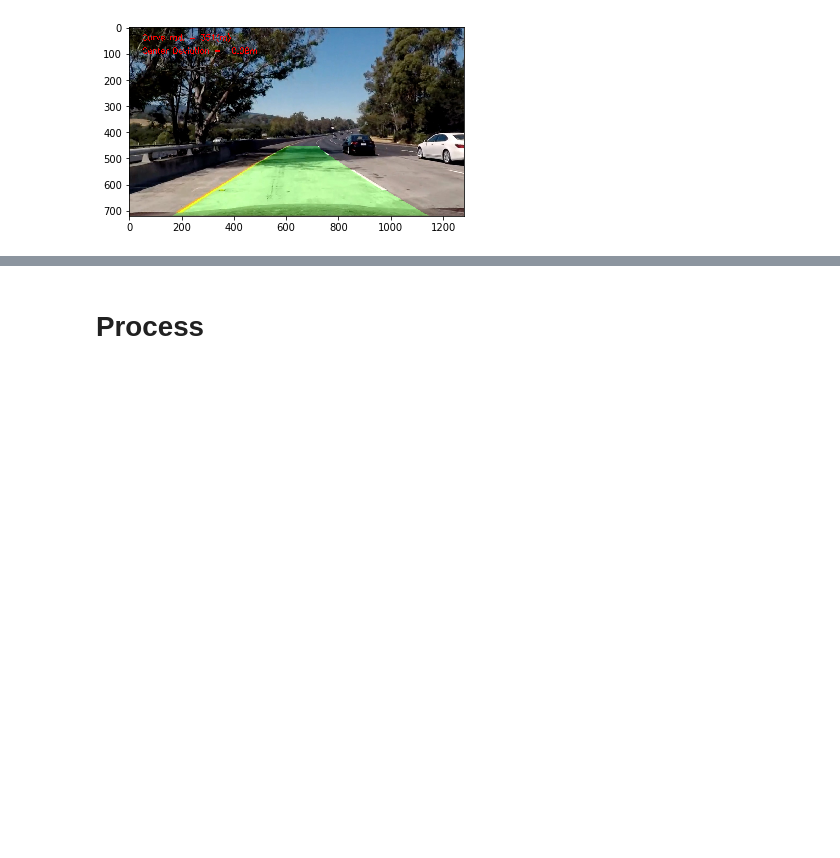
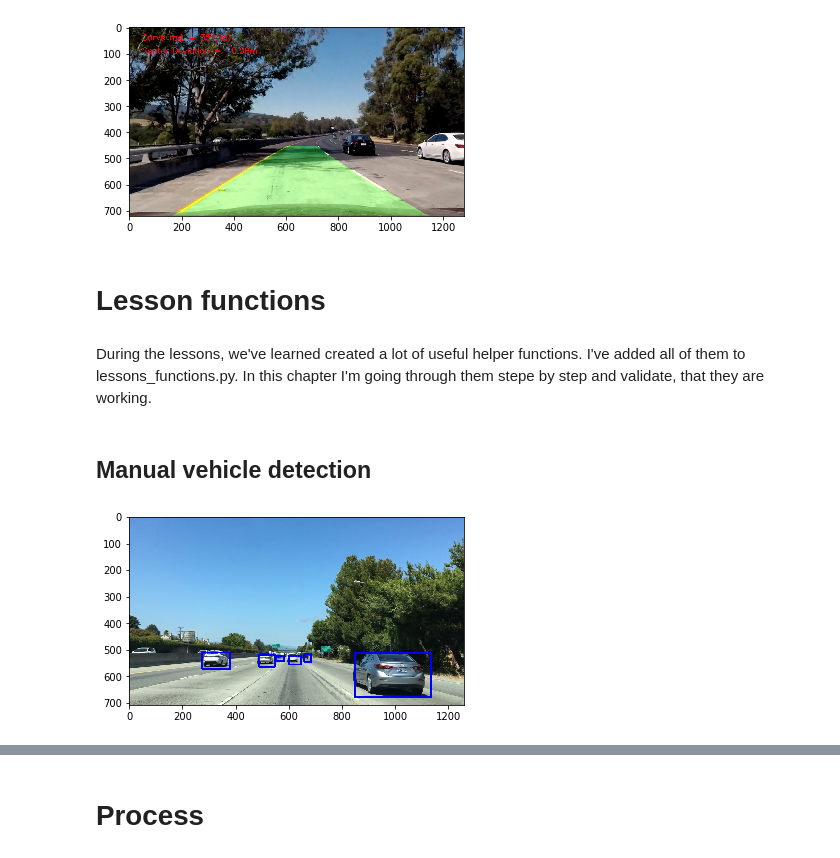
Before and after one commit to BernhardRode/CarND-Vehicle-Detection, a Jupyter notebook: CarND-CarND-Vehicle-Detection.ipynb, the cells around one changed output, grey strips where cells are left out. Saved outputs shown, nothing was run; the diff lists cells and outputs as text; code cells hidden in the pictures; blank space fills up the shorter version.

```diff
--- a/CarND-CarND-Vehicle-Detection.ipynb
+++ b/CarND-CarND-Vehicle-Detection.ipynb
@@ -40,3 +39,33 @@ plt.show()
 plt.imsave(test_image_class_1_output, output1)
 # %% [output]
 [figure]
+# %% [markdown]
+# Lesson functions
+# %% [markdown]
+During the lessons, we've learned created a lot of useful helper functions. I've added all of them to lessons_functions.py. In this chapter I'm going through them stepe by step and validate, that they are working.
+# %% [markdown]
+## Manual vehicle detection
+# %%
+%reload_ext autoreload
+
+import numpy as np
+import cv2
+import matplotlib.pyplot as plt
+import matplotlib.image as mpimg
+
+from lessons_functions import *
+
+test_image = "test_images/bbox-example-image.jpg"
+test_image_output = "output_images/bbox-example-image.jpg"
+
+image = mpimg.imread(test_image)
+
+bboxes = [((275, 572), (380, 510)), ((488, 563), (549, 518)), ((554, 543), (582, 522)),
+          ((601, 555), (646, 522)), ((657, 545), (685, 517)), ((849, 678), (1135, 512))]
+
+result = draw_boxes(image, bboxes)
+plt.imshow(result)
+plt.show()
+plt.imsave(test_image_output, result)
+# %% [output]
+[figure, added]
```
Also changed, not shown: parts of 57 cells of this notebook, 39 other files.
